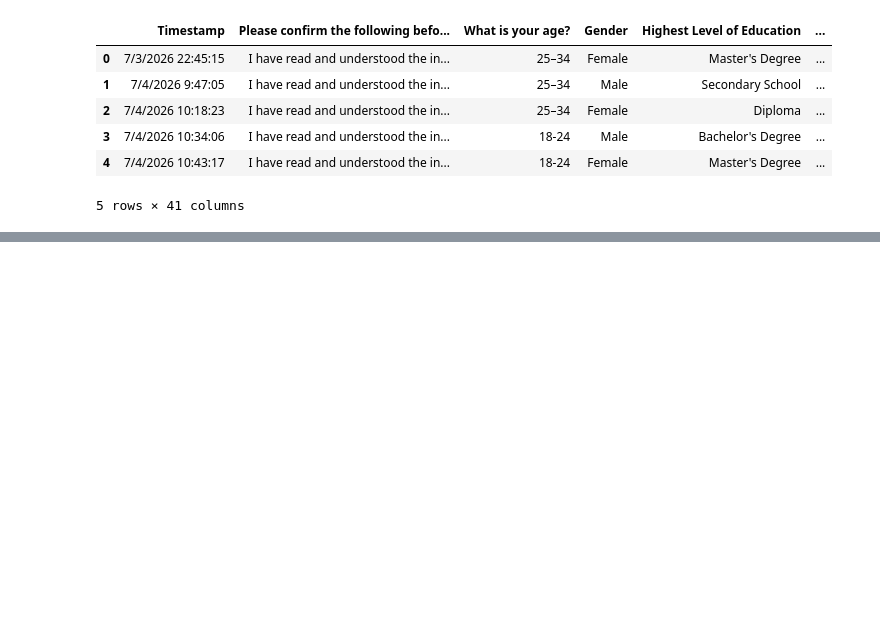
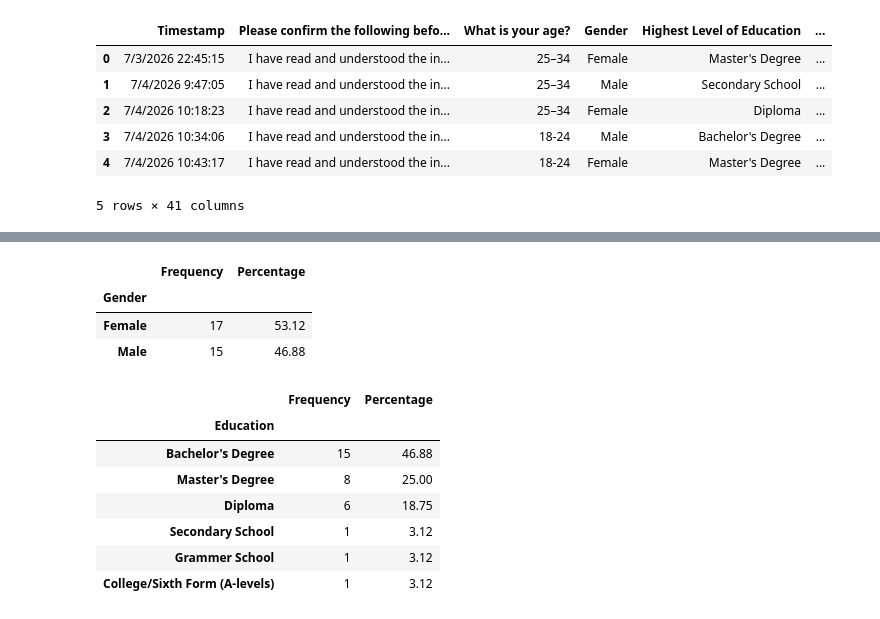
Before and after one commit to Shavindri/Final-Year-Project, a Jupyter notebook: Untitled0.ipynb, the cells around one changed output, grey strips where cells are left out. Cells and saved outputs as stored; diff of their text form; code cells hidden in the pictures; blank space fills up the shorter version.

```diff
--- a/Untitled0.ipynb
+++ b/Untitled0.ipynb
@@ -47,0 +255,28 @@ all_data.head()
+# %%
+gender_summary = pd.DataFrame({
+    "Frequency": all_data["Gender"].value_counts(),
+    "Percentage": round(all_data["Gender"].value_counts(normalize=True) * 100, 2)
+})
+
+gender_summary
+# %% [output]
+|  | Frequency | Percentage |
+| Gender |  |  |
+| Female | 17 | 53.12 |
+| Male | 15 | 46.88 |
+# %%
+education_summary = pd.DataFrame({
+    "Frequency": all_data["Education"].value_counts(),
+    "Percentage": round(all_data["Education"].value_counts(normalize=True) * 100, 2)
+})
+
+education_summary
+# %% [output]
+|  | Frequency | Percentage |
+| Education |  |  |
+| Bachelor's Degree | 15 | 46.88 |
+| Master's Degree | 8 | 25.00 |
+| Diploma | 6 | 18.75 |
+| Secondary School | 1 | 3.12 |
+| Grammer School | 1 | 3.12 |
+| College/Sixth Form (A-levels) | 1 | 3.12 |
```
Also changed, not shown: parts of 19 cells of this notebook.
